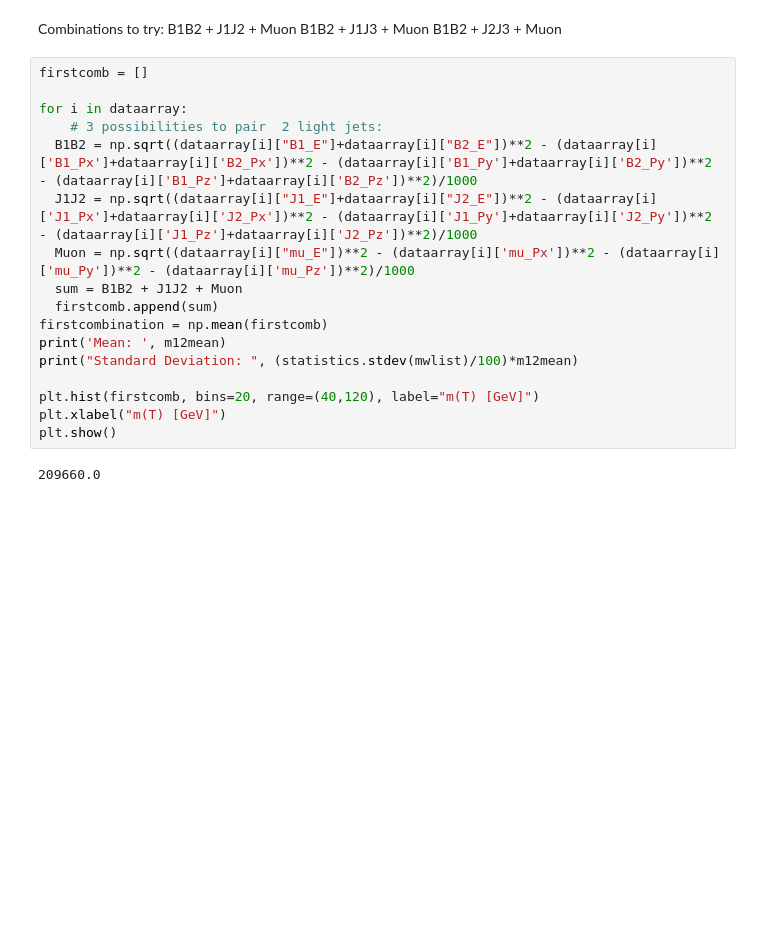
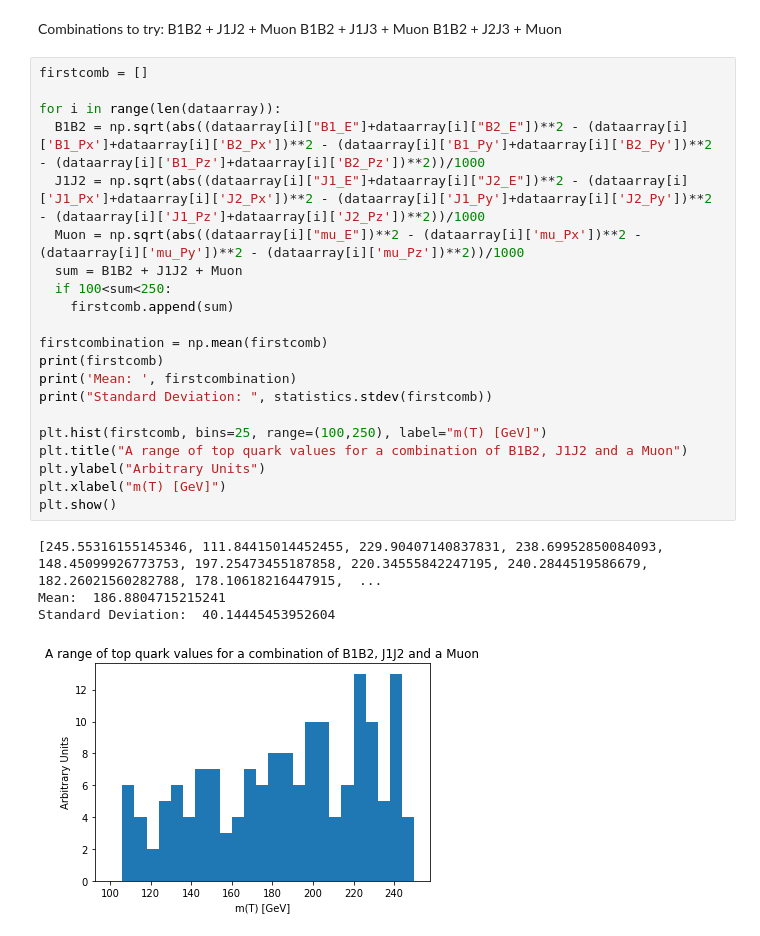
Before and after one commit to Hamza-Suleman/EPP-Coursework3, a Jupyter notebook: EPP_Coursework_3.ipynb, the cells around one changed output. Cells and saved outputs as stored; diff of their text form; blank space fills up the shorter version.

Commit message:
Graphs

```diff
--- a/EPP_Coursework_3.ipynb
+++ b/EPP_Coursework_3.ipynb
@@ -381,19 +381,26 @@ B1B2 + J2J3 + Muon
 # %%
 firstcomb = []
 
-for i in dataarray:
-    # 3 possibilities to pair  2 light jets:
-  B1B2 = np.sqrt((dataarray[i]["B1_E"]+dataarray[i]["B2_E"])**2 - (dataarray[i]['B1_Px']+dataarray[i]['B2_Px'])**2 - (dataarray[i]['B1_Py']+dataarray[i]['B2_Py'])**2 - (dataarray[i]['B1_Pz']+dataarray[i]['B2_Pz'])**2)/1000
-  J1J2 = np.sqrt((dataarray[i]["J1_E"]+dataarray[i]["J2_E"])**2 - (dataarray[i]['J1_Px']+dataarray[i]['J2_Px'])**2 - (dataarray[i]['J1_Py']+dataarray[i]['J2_Py'])**2 - (dataarray[i]['J1_Pz']+dataarray[i]['J2_Pz'])**2)/1000
-  Muon = np.sqrt((dataarray[i]["mu_E"])**2 - (dataarray[i]['mu_Px'])**2 - (dataarray[i]['mu_Py'])**2 - (dataarray[i]['mu_Pz'])**2)/1000
+for i in range(len(dataarray)):
+  B1B2 = np.sqrt(abs((dataarray[i]["B1_E"]+dataarray[i]["B2_E"])**2 - (dataarray[i]['B1_Px']+dataarray[i]['B2_Px'])**2 - (dataarray[i]['B1_Py']+dataarray[i]['B2_Py'])**2 - (dataarray[i]['B1_Pz']+dataarray[i]['B2_Pz'])**2))/1000
+  J1J2 = np.sqrt(abs((dataarray[i]["J1_E"]+dataarray[i]["J2_E"])**2 - (dataarray[i]['J1_Px']+dataarray[i]['J2_Px'])**2 - (dataarray[i]['J1_Py']+dataarray[i]['J2_Py'])**2 - (dataarray[i]['J1_Pz']+dataarray[i]['J2_Pz'])**2))/1000
+  Muon = np.sqrt(abs((dataarray[i]["mu_E"])**2 - (dataarray[i]['mu_Px'])**2 - (dataarray[i]['mu_Py'])**2 - (dataarray[i]['mu_Pz'])**2))/1000
   sum = B1B2 + J1J2 + Muon
-  firstcomb.append(sum)
+  if 100<sum<250:
+    firstcomb.append(sum)
+
 firstcombination = np.mean(firstcomb)
-print('Mean: ', m12mean)
-print("Standard Deviation: ", (statistics.stdev(mwlist)/100)*m12mean)
+print(firstcomb)
+print('Mean: ', firstcombination)
+print("Standard Deviation: ", statistics.stdev(firstcomb))
 
-plt.hist(firstcomb, bins=20, range=(40,120), label="m(T) [GeV]")
+plt.hist(firstcomb, bins=25, range=(100,250), label="m(T) [GeV]")
+plt.title("A range of top quark values for a combination of B1B2, J1J2 and a Muon")
+plt.ylabel("Arbitrary Units")
 plt.xlabel("m(T) [GeV]")
 plt.show()
 # %% [output]
-209660.0
+[245.55316155145346, 111.84415014452455, 229.90407140837831, 238.69952850084093, 148.45099926773753, 197.25473455187858, 220.34555842247195, 240.2844519586679, 182.26021560282788, 178.10618216447915,  ...
+Mean:  186.8804715215241
+Standard Deviation:  40.14445453952604
+[figure, added]
```
Also changed, not shown: parts of 2 cells of this notebook.
